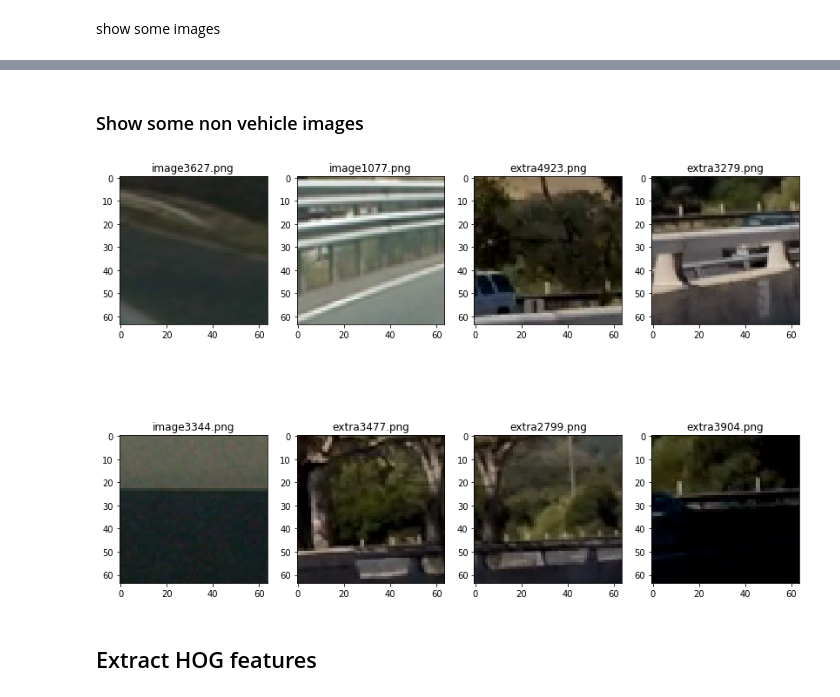
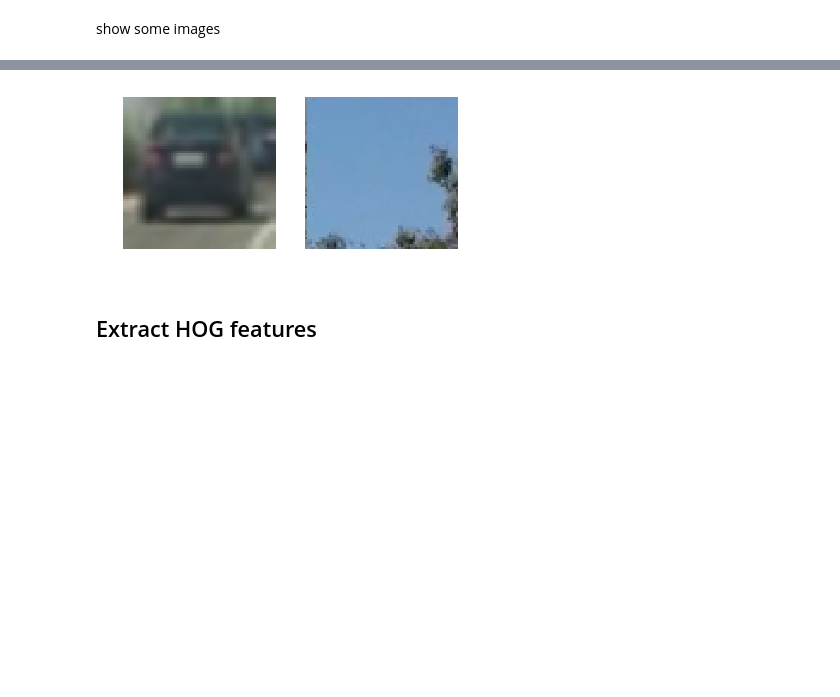
Before and after one commit to licq/CarND-Vehicle-Detection, a Jupyter notebook: Vehicle_Detection.ipynb, the cells around one changed output, grey strips where cells are left out. Cells and saved outputs as stored; diff of their text form; code cells hidden in the pictures; blank space fills up the shorter version.

```diff
--- a/Vehicle_Detection.ipynb
+++ b/Vehicle_Detection.ipynb
@@ -70,9 +66,9 @@ plot_random_image_files(vehicle_filenames)
-# %% [markdown]
-### Show some non vehicle images
-# %%
-plot_random_image_files(non_vehicle_filenames)
-# %% [output]
-[figure, removed]
+# %%
+samples = [vehicle_filenames[0], non_vehicle_filenames[0]]
+images = [imread(sample) for sample in samples]
+plot_images(images, rows=1,columns=2,axis='off', figsize=(6,8))
+# %% [output]
+[figure, added]
 # %% [markdown]
 ## Extract HOG features
 # %%
```
Also changed, not shown: parts of 22 cells of this notebook, 8 other files.
